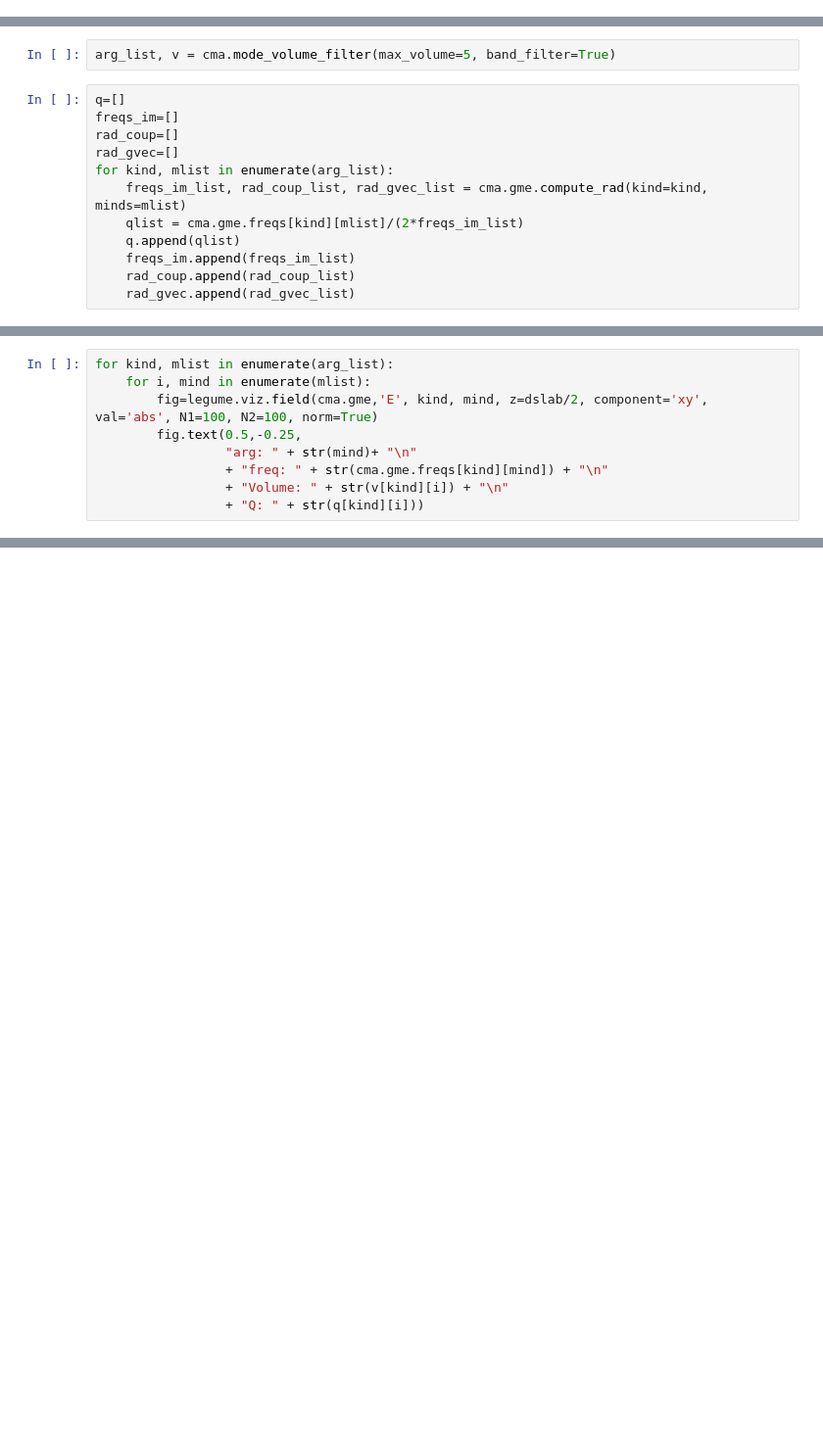
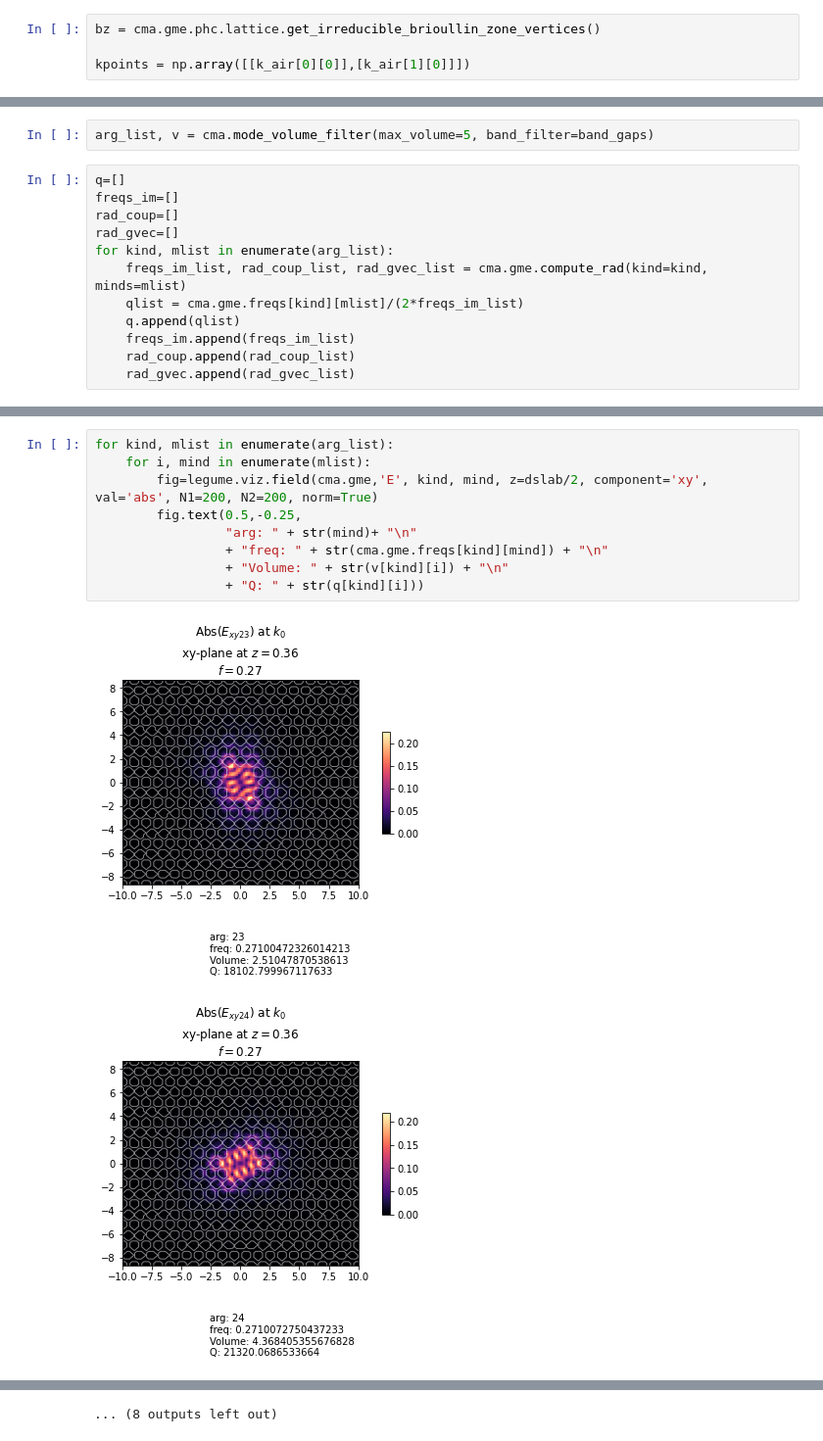
Before and after one commit to ENPH-2113-Silicon-Photonics/legume, a Jupyter notebook: Cavity Docs/chickpea_docs/02_Analyzing_an_H2_Photonic_Crystal_Cavity.ipynb, the cells around one changed output, grey strips where cells are left out. Shown at 98% size. Cells and saved outputs as stored; diff of their text form; blank space fills up the shorter version.

```diff
--- a/Cavity Docs/chickpea_docs/02_Analyzing_an_H2_Photonic_Crystal_Cavity.ipynb
+++ b/Cavity Docs/chickpea_docs/02_Analyzing_an_H2_Photonic_Crystal_Cavity.ipynb
@@ -192,2 +194,6 @@ kpoints = cma.gme.phc.lattice.bz_path([[k_air[0][0], k_air[1][0]], [k_air[0][0]/
+# %%
+bz = cma.gme.phc.lattice.get_irreducible_brioullin_zone_vertices()
+
+kpoints = np.array([[k_air[0][0]],[k_air[1][0]]])
 # %%
 %memit cma.gme.run(kpoints=kpoints, **options)
@@ -195,7 +208,7 @@ kpoints = cma.gme.phc.lattice.bz_path([[k_air[0][0], k_air[1][0]], [k_air[0][0]/
 Because we simulated outside the light cone we can filter cavity modes by
 restricting the frequency range to the band gap and filtering off high mode volume modes.
 # %%
-arg_list, v = cma.mode_volume_filter(max_volume=5, band_filter=True)
+arg_list, v = cma.mode_volume_filter(max_volume=5, band_filter=band_gaps)
 # %%
 q=[]
 freqs_im=[]
@@ -213,9 +226,12 @@ Finally, knowing the mode volume and the Q factor of our we plot the magnitude o
 # %%
 for kind, mlist in enumerate(arg_list):
     for i, mind in enumerate(mlist):
-        fig=legume.viz.field(cma.gme,'E', kind, mind, z=dslab/2, component='xy', val='abs', N1=100, N2=100, norm=True)
+        fig=legume.viz.field(cma.gme,'E', kind, mind, z=dslab/2, component='xy', val='abs', N1=200, N2=200, norm=True)
         fig.text(0.5,-0.25,
                  "arg: " + str(mind)+ "\n"
                  + "freq: " + str(cma.gme.freqs[kind][mind]) + "\n"
                  + "Volume: " + str(v[kind][i]) + "\n"
                  + "Q: " + str(q[kind][i]))
+# %% [output]
+[figure, added]
+[figure, added]
@@ -221,0 +248 @@ for kind, mlist in enumerate(arg_list):
+... (8 outputs left out)
```
Also changed, not shown: parts of 21 cells of this notebook, 2 other files.
